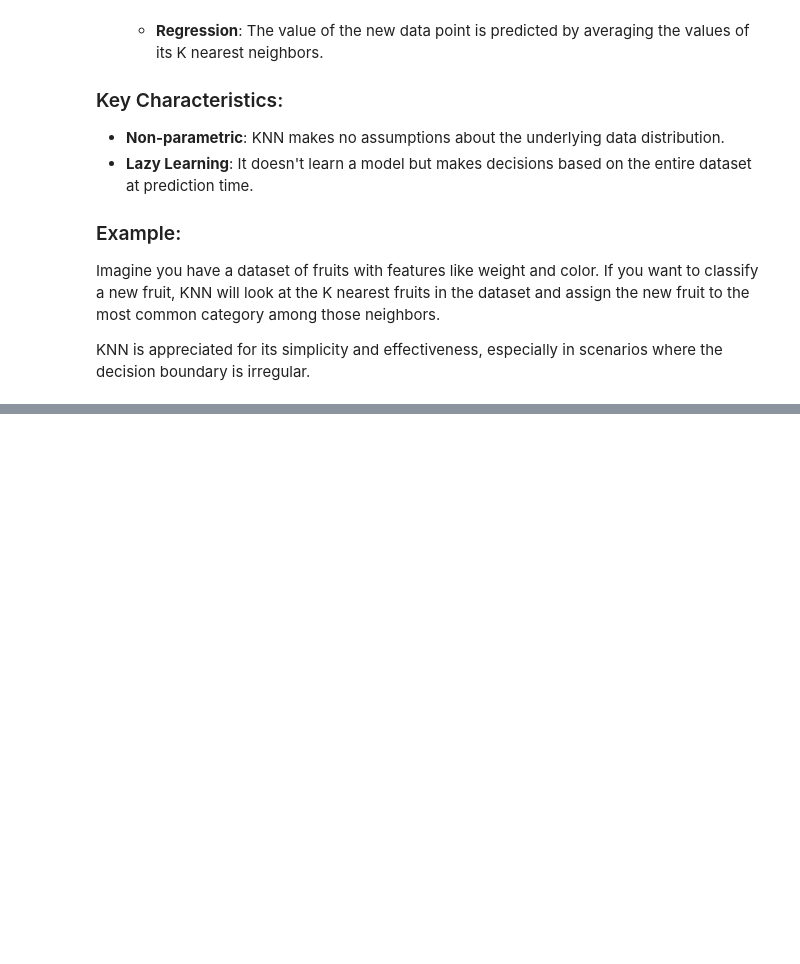
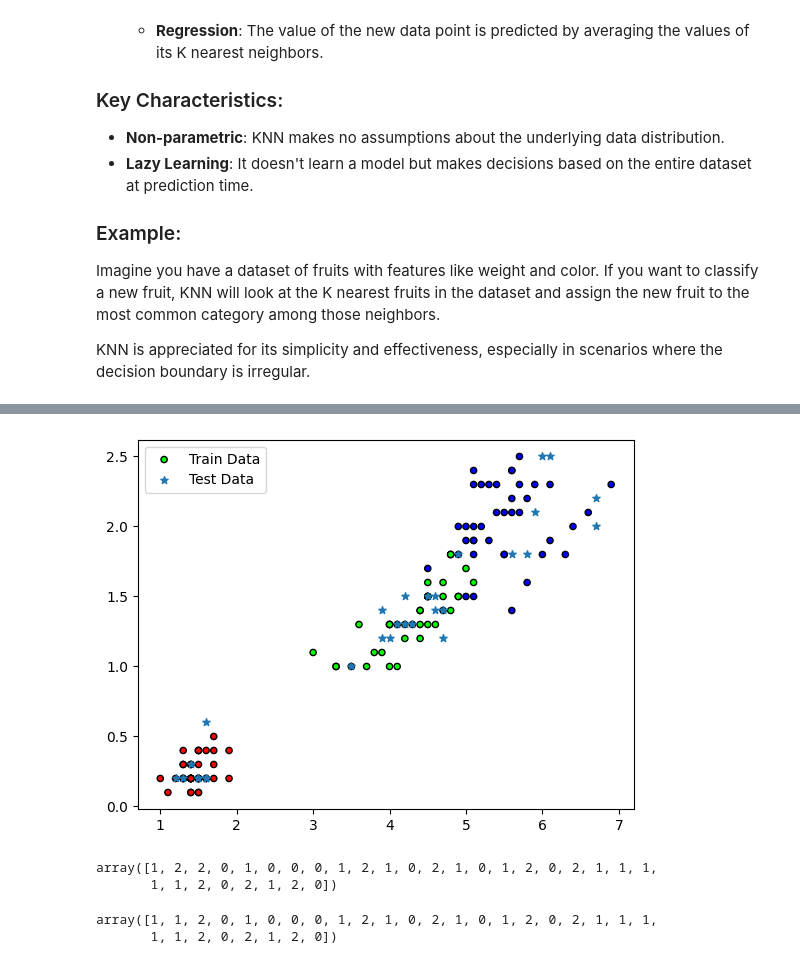
Before and after one commit to barzansaeedpour/foundations-of-machine-learning, a Jupyter notebook: 02_Supervised Learning/02_classification/KNN/01_KNN.ipynb, the cells around one changed output, grey strips where cells are left out. Cells and saved outputs as stored; diff of their text form; code cells hidden in the pictures; blank space fills up the shorter version.

```diff
--- a/02_Supervised Learning/02_classification/KNN/01_KNN.ipynb
+++ b/02_Supervised Learning/02_classification/KNN/01_KNN.ipynb
@@ -82,0 +84,9 @@ Accuracy: 0.9666666666666667
+# %%
+# Plot Train and Test data together
+plt.figure()
+plt.scatter(X_train[:,2],X_train[:,3], c=y_train, cmap=cmap, edgecolor='k', s=20, label='Train Data')
+plt.scatter(X_test[:,2],X_test[:,3], s=30, marker='*', label='Test Data')
+plt.legend()
+plt.show()
+# %% [output]
+[figure, added]
@@ -82,0 +97,11 @@ Accuracy: 0.9666666666666667
+# %%
+predictions = np.array([int(x) for x in predictions])
+predictions
+# %% [output]
+array([1, 2, 2, 0, 1, 0, 0, 0, 1, 2, 1, 0, 2, 1, 0, 1, 2, 0, 2, 1, 1, 1,
+       1, 1, 2, 0, 2, 1, 2, 0])
+# %%
+y_test
+# %% [output]
+array([1, 1, 2, 0, 1, 0, 0, 0, 1, 2, 1, 0, 2, 1, 0, 1, 2, 0, 2, 1, 1, 1,
+       1, 1, 2, 0, 2, 1, 2, 0])
```
Also changed, not shown: parts of 9 cells of this notebook, 1 other file.
